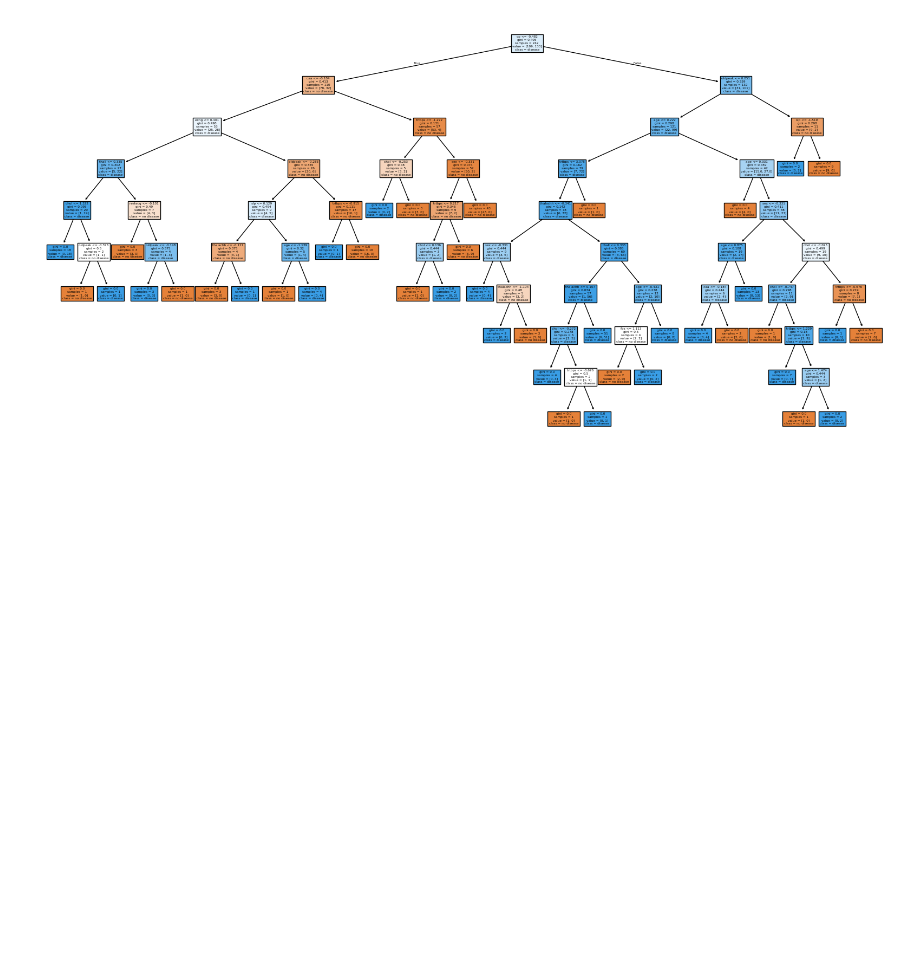
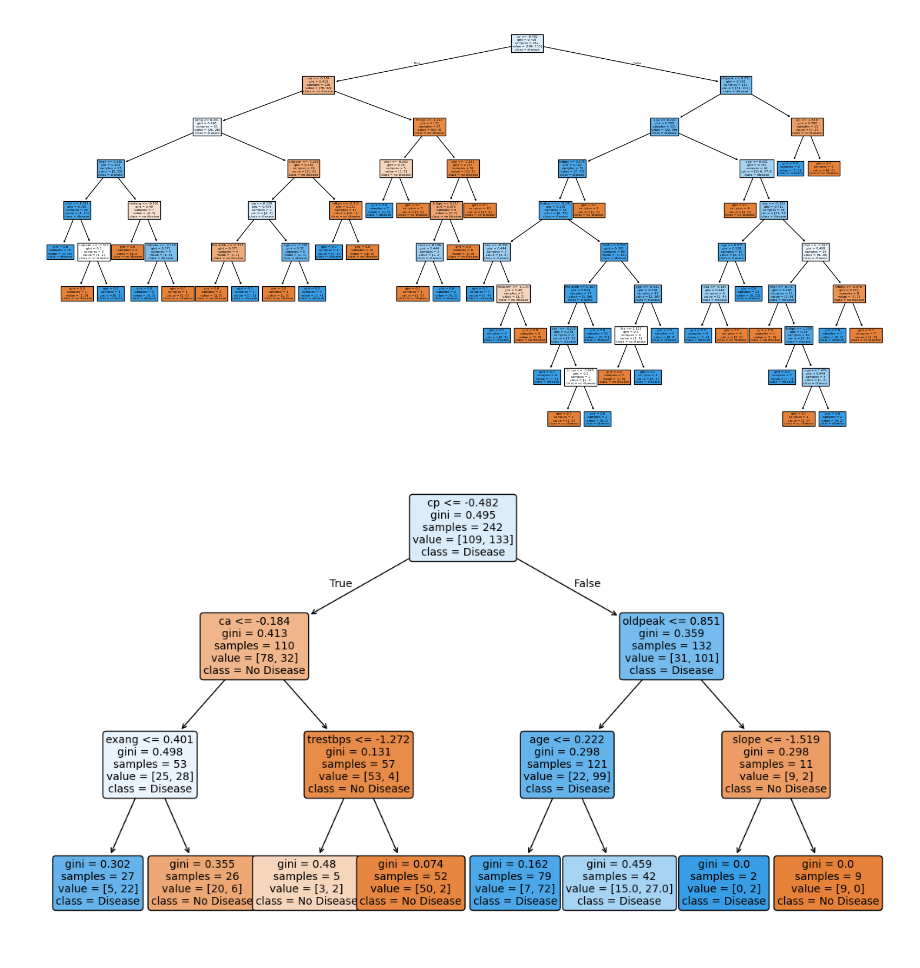
Before and after one commit to Abdullah-Jalal/heart-disease-prediction, a Jupyter notebook: ML_Heart.ipynb, the cells around one changed output. Cells and saved outputs as stored; diff of their text form; code cells hidden in the pictures; blank space fills up the shorter version.

Commit message:
TREE PLOT FIX WITH LIMITED FEATURES

```diff
--- a/ML_Heart.ipynb
+++ b/ML_Heart.ipynb
@@ -257,3 +257,27 @@ tree.plot_tree(dtc, filled=True , feature_names = X.columns , class_names = ['no
 plt.show()
 # %% [output]
 [figure]
+# %%
+from sklearn.tree import DecisionTreeClassifier, plot_tree
+import matplotlib.pyplot as plt
+
+
+dt = DecisionTreeClassifier(max_depth=3, random_state=42)
+dt.fit(X_train, y_train)
+
+feature_names = [
+    "age", "sex", "cp", "trestbps", "chol", "fbs",
+    "restecg", "thalach", "exang", "oldpeak",
+    "slope", "ca", "thal"
+]
+
+plt.figure(figsize=(14, 8))
+plot_tree(dt,
+          filled=True,
+          feature_names=feature_names,
+          class_names=["No Disease", "Disease"],
+          rounded=True,
+          fontsize=10)
+plt.show()
+# %% [output]
+[figure, added]
```
